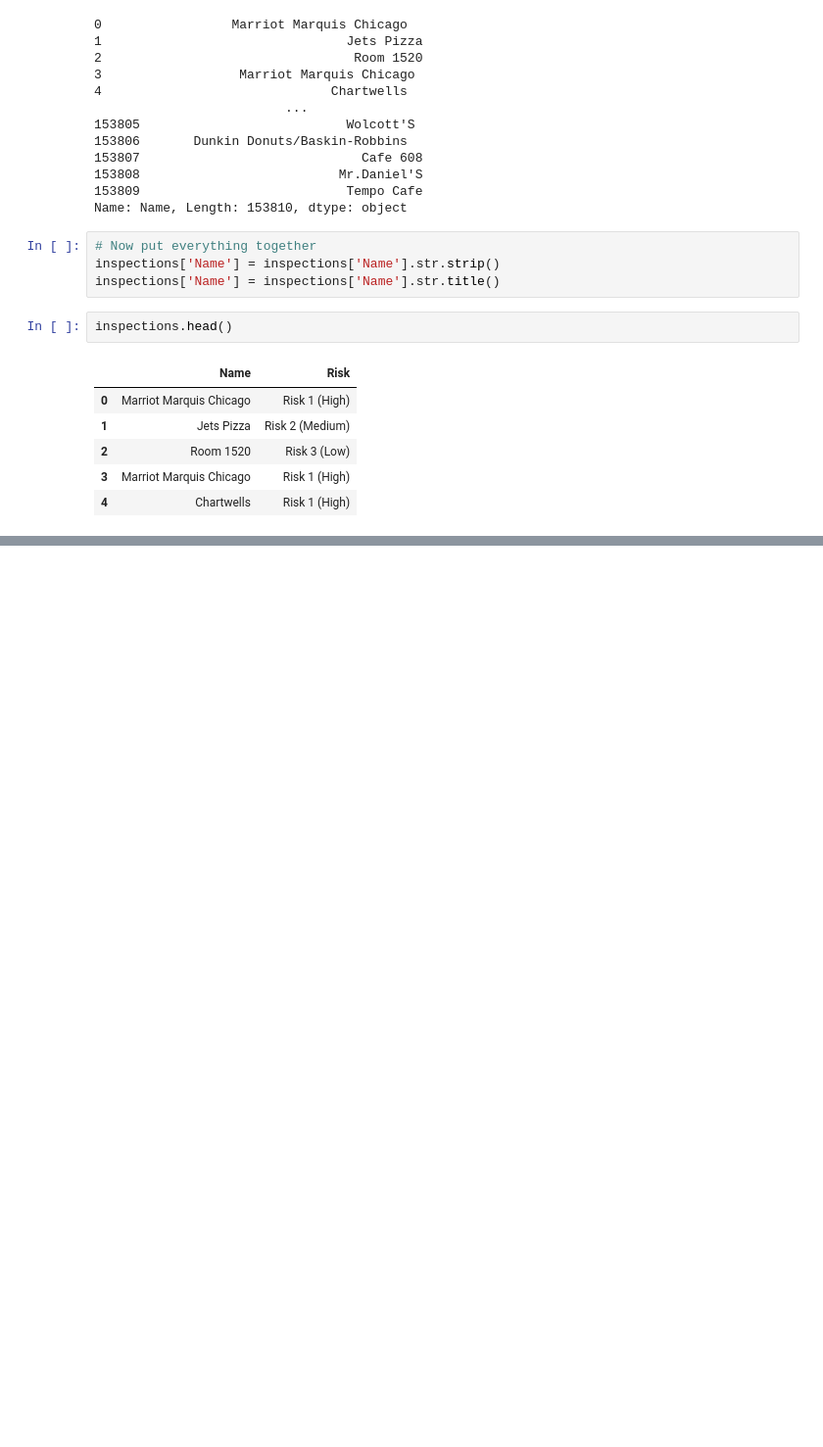
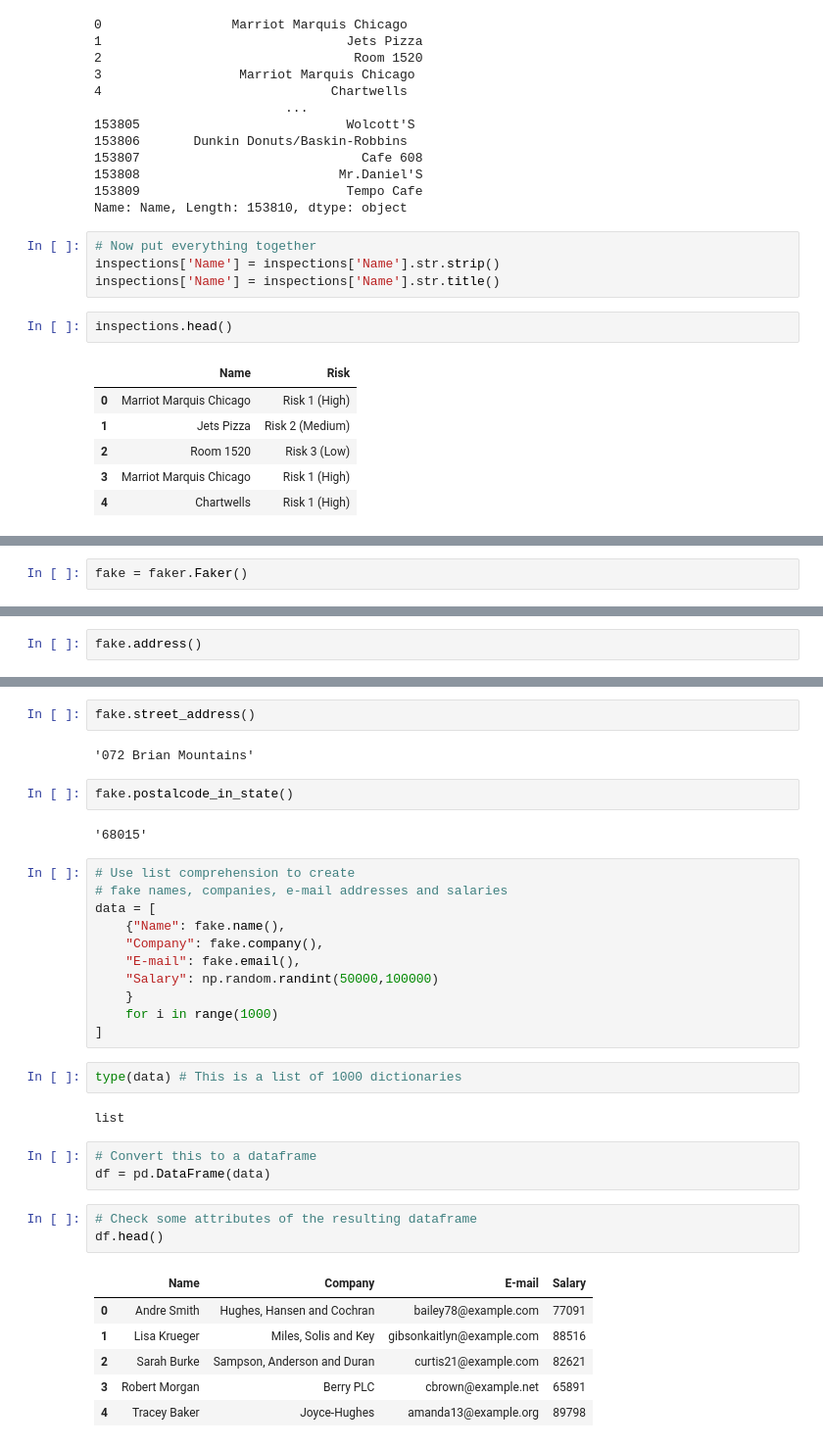
Before and after one commit to chlazaris/pandas_training, a Jupyter notebook: Pandas_Training.ipynb, the cells around one changed output, grey strips where cells are left out. Shown at 98% size. Drawn from its saved outputs; the diff is of its cells as text; blank space fills up the shorter version.

Commit message:
Added info on how to generate fake data using the Faker library

```diff
--- a/Pandas_Training.ipynb
+++ b/Pandas_Training.ipynb
@@ -1435,0 +1446,2 @@ Name: Risk, Length: 153810, dtype: object
+# %%
+fake = faker.Faker()
@@ -1435,0 +1476,2 @@ Name: Risk, Length: 153810, dtype: object
+# %%
+fake.address()
@@ -1435,0 +1484,36 @@ Name: Risk, Length: 153810, dtype: object
+# %%
+fake.street_address()
+# %% [output]
+'072 Brian Mountains'
+# %%
+fake.postalcode_in_state()
+# %% [output]
+'68015'
+# %%
+# Use list comprehension to create
+# fake names, companies, e-mail addresses and salaries
+data = [
+    {"Name": fake.name(),
+    "Company": fake.company(),
+    "E-mail": fake.email(),
+    "Salary": np.random.randint(50000,100000)
+    }
+    for i in range(1000)
+]
+# %%
+type(data) # This is a list of 1000 dictionaries
+# %% [output]
+list
+# %%
+# Convert this to a dataframe
+df = pd.DataFrame(data)
+# %%
+# Check some attributes of the resulting dataframe
+df.head()
+# %% [output]
+|  | Name | Company | E-mail | Salary |
+| 0 | Andre Smith | Hughes, Hansen and Cochran | bailey78@example.com | 77091 |
+| 1 | Lisa Krueger | Miles, Solis and Key | gibsonkaitlyn@example.com | 88516 |
+| 2 | Sarah Burke | Sampson, Anderson and Duran | curtis21@example.com | 82621 |
+| 3 | Robert Morgan | Berry PLC | cbrown@example.net | 65891 |
+| 4 | Tracey Baker | Joyce-Hughes | amanda13@example.org | 89798 |
```
Also changed, not shown: parts of 41 cells of this notebook.
